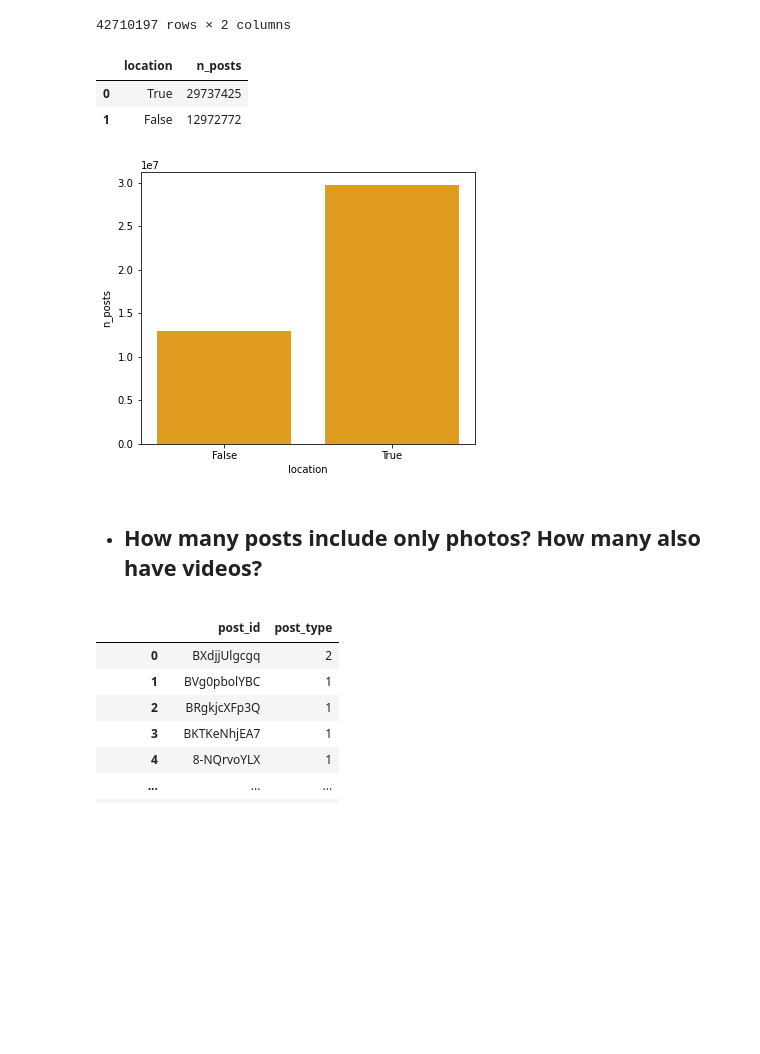
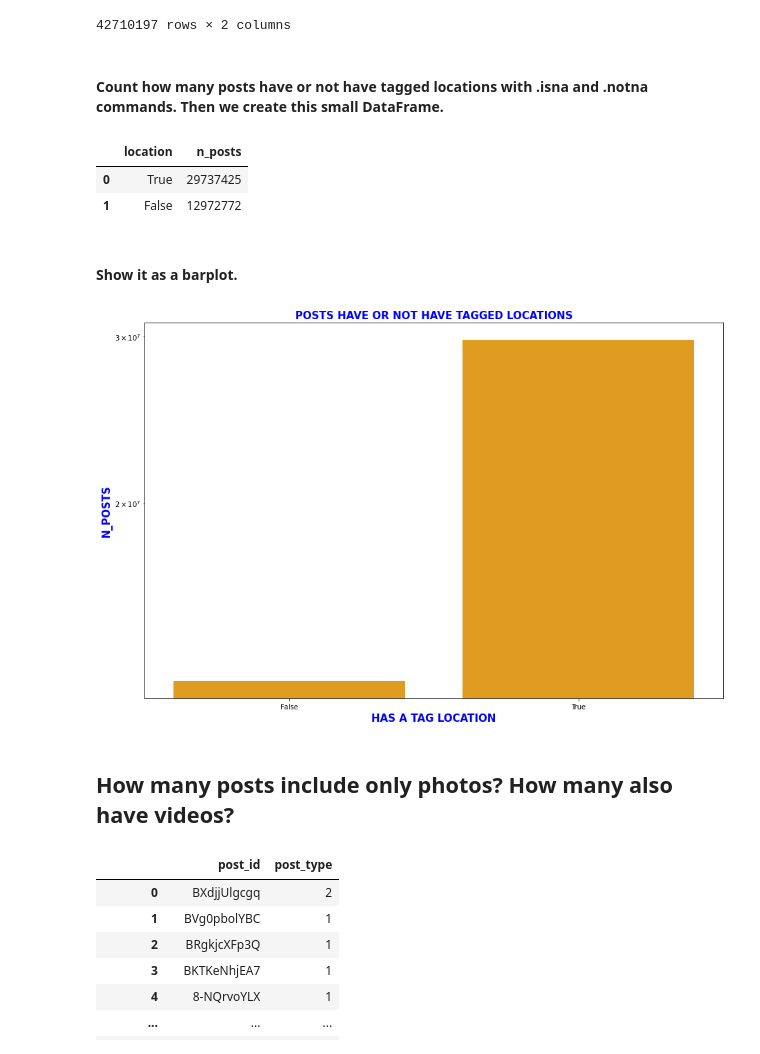
Before and after one commit to jonasbarth/adm-2022-hw-2, a Jupyter notebook: RQ2.ipynb, the cells around one changed output. Cells and saved outputs as stored; diff of their text form; code cells hidden in the pictures; blank space fills up the shorter version.

```diff
--- a/RQ2.ipynb
+++ b/RQ2.ipynb
@@ -201,6 +224,8 @@ loc_data
 | 42710195 | BxsZ8nDBr-L | 4.267235e+06 |
 | 42710196 | BgNJ4EzHQwQ | 4.574268e+14 |
 42710197 rows × 2 columns
+# %% [markdown]
+#### Count how many posts have or not have tagged locations with .isna and .notna commands. Then we create this small DataFrame.
 # %%
 unlocated = loc_data.location_id.isna().sum()
 located = loc_data.location_id.notna().sum()
@@ -211,19 +236,26 @@ post_loc
 |  | location | n_posts |
 | 0 | True | 29737425 |
 | 1 | False | 12972772 |
+# %% [markdown]
+#### Show it as a barplot.
 # %%
-plt.figure(figsize=(6, 5))
+plt.figure(figsize=(15,10))
 sns.barplot(
     y="n_posts",
     x="location",
     data=post_loc,
     estimator=sum,
     ci=None,
-    color='orange');
+    color='orange',
+    log=True)
+plt.title("POSTS HAVE OR NOT HAVE TAGGED LOCATIONS", fontweight='bold', color = 'blue', fontsize='15')
+plt.xlabel('HAS A TAG LOCATION', fontweight='bold', color = 'blue', fontsize='15')
+plt.ylabel('N_POSTS', fontweight='bold', color = 'blue', fontsize='15')
+plt.show()
 # %% [output]
-[figure, old version]
+[figure, new version]
 # %% [markdown]
-- ## How many posts include only photos? How many also have videos?
+## How many posts include only photos? How many also have videos?
 # %%
 types = post_data[['post_id', 'post_type']]
 types
```
Also changed, not shown: parts of 34 cells of this notebook.
